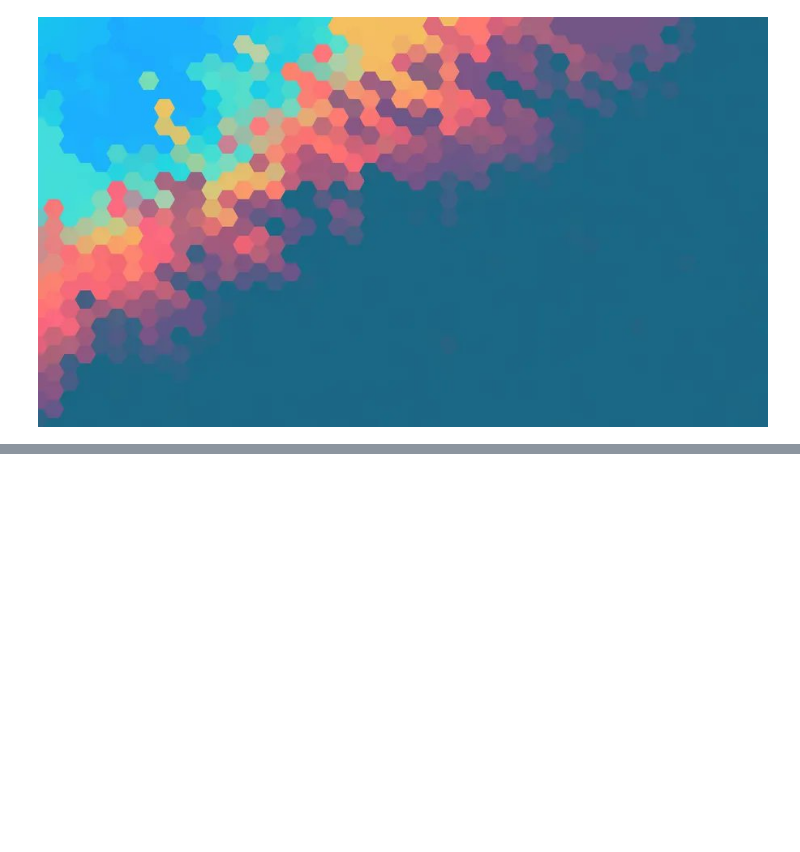
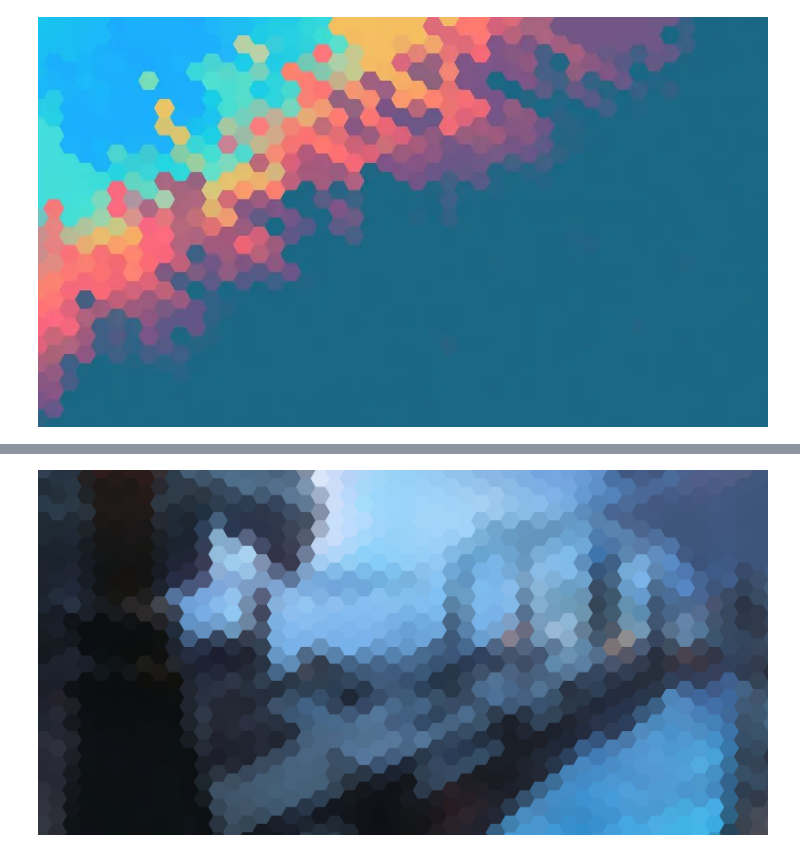
Before and after one commit to OlitHub/RCS_project, a Jupyter notebook: rcs_project/project_nb.ipynb, the cells around one changed output, grey strips where cells are left out. Cells and saved outputs as stored; diff of their text form; code cells hidden in the pictures; blank space fills up the shorter version.

```diff
--- a/rcs_project/project_nb.ipynb
+++ b/rcs_project/project_nb.ipynb
@@ -34,0 +37,6 @@ fun.hexagonal_grid_svg2(img, 10)
+# %%
+# We can also compute the functions on other images to hexagonalize them.
+
+fun.hexagonal_grid_png2(img2, 40)
+# %% [output]
+[figure, added]
```
Also changed, not shown: parts of 5 cells of this notebook, 4 other files.
